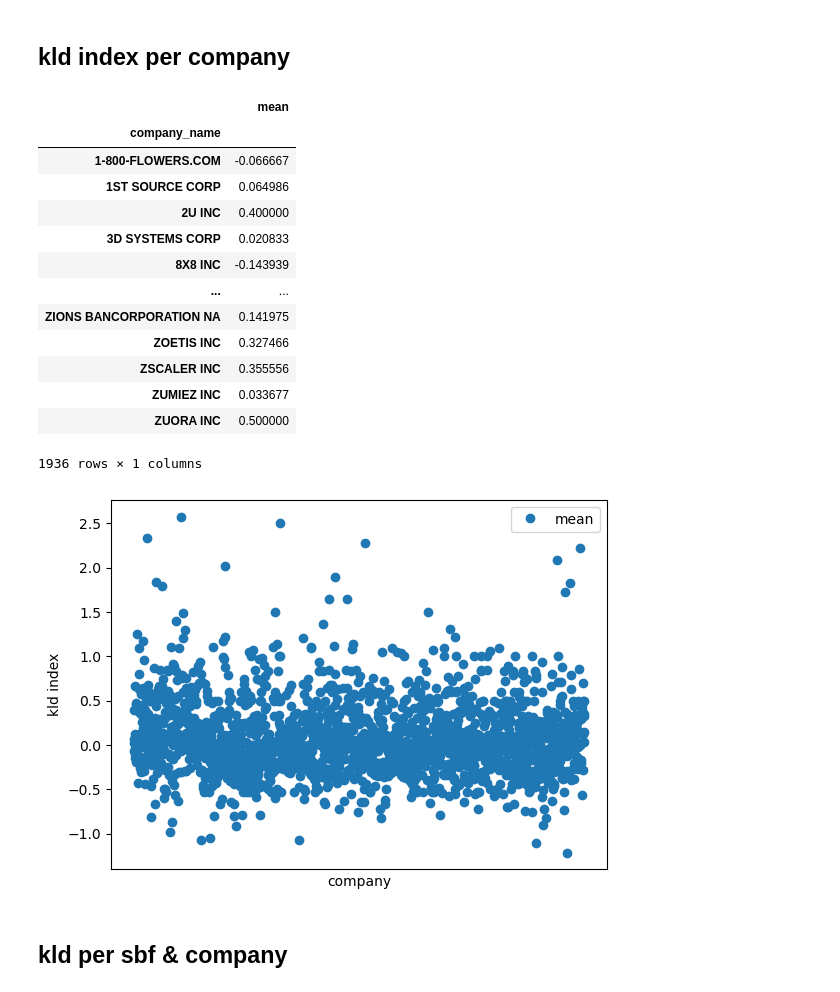
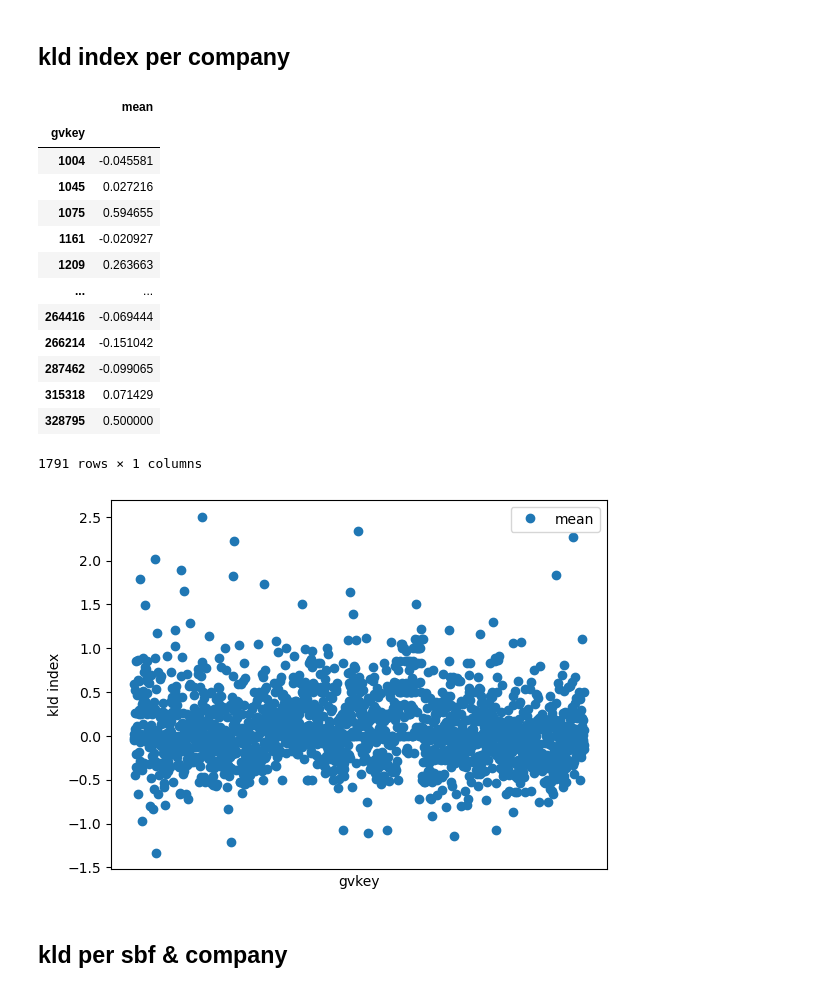
Before and after one commit to oliverangelil/ipynb, a Jupyter notebook: julie_eda.ipynb, the cells around one changed output. Saved outputs shown, nothing was run; the diff lists cells and outputs as text; code cells hidden in the pictures.

```diff
--- a/julie_eda.ipynb
+++ b/julie_eda.ipynb
@@ -18,5 +18,3 @@ df.head(10)
-# %%
-df=df.rename(columns={'company.name': 'company_name'})
 # %%
 df.shape
 # %% [output]
@@ -123,28 +121,29 @@ ax.set_xticklabels(["staggered", "not staggered", "both"])
 # %% [markdown]
 ## kld index per company
 # %%
-kld_per_company = df.groupby('company_name')["kld_index"].agg(mean="mean")
+kld_per_company = df.groupby('gvkey')["kld_index"].agg(mean="mean")
 kld_per_company
 # %% [output]
 |  | mean |
-| company_name |  |
-| 1-800-FLOWERS.COM | -0.066667 |
-| 1ST SOURCE CORP | 0.064986 |
-| 2U INC | 0.400000 |
-| 3D SYSTEMS CORP | 0.020833 |
-| 8X8 INC | -0.143939 |
+| gvkey |  |
+| 1004 | -0.045581 |
+| 1045 | 0.027216 |
+| 1075 | 0.594655 |
+| 1161 | -0.020927 |
+| 1209 | 0.263663 |
 | ... | ... |
-| ZIONS BANCORPORATION NA | 0.141975 |
-| ZOETIS INC | 0.327466 |
-| ZSCALER INC | 0.355556 |
-| ZUMIEZ INC | 0.033677 |
-| ZUORA INC | 0.500000 |
+| 264416 | -0.069444 |
+| 266214 | -0.151042 |
+| 287462 | -0.099065 |
+| 315318 | 0.071429 |
+| 328795 | 0.500000 |
-1936 rows × 1 columns
+1791 rows × 1 columns
 # %%
-ax = kld_per_company.plot(kind="line", ylabel="kld index", xlabel="company", style='o')
+kld_per_company.reset_index(drop=True, inplace=True)
+ax = kld_per_company.plot(kind="line", ylabel="kld index", xlabel="gvkey", style='o')
 ax.tick_params(axis='x',which='both',bottom=False,top=False,labelbottom=False)
 # %% [output]
-[figure, old version]
+[figure, new version]
 # %% [markdown]
 ## kld per sbf & company
 # %%
```
Also changed, not shown: parts of 24 cells of this notebook.
